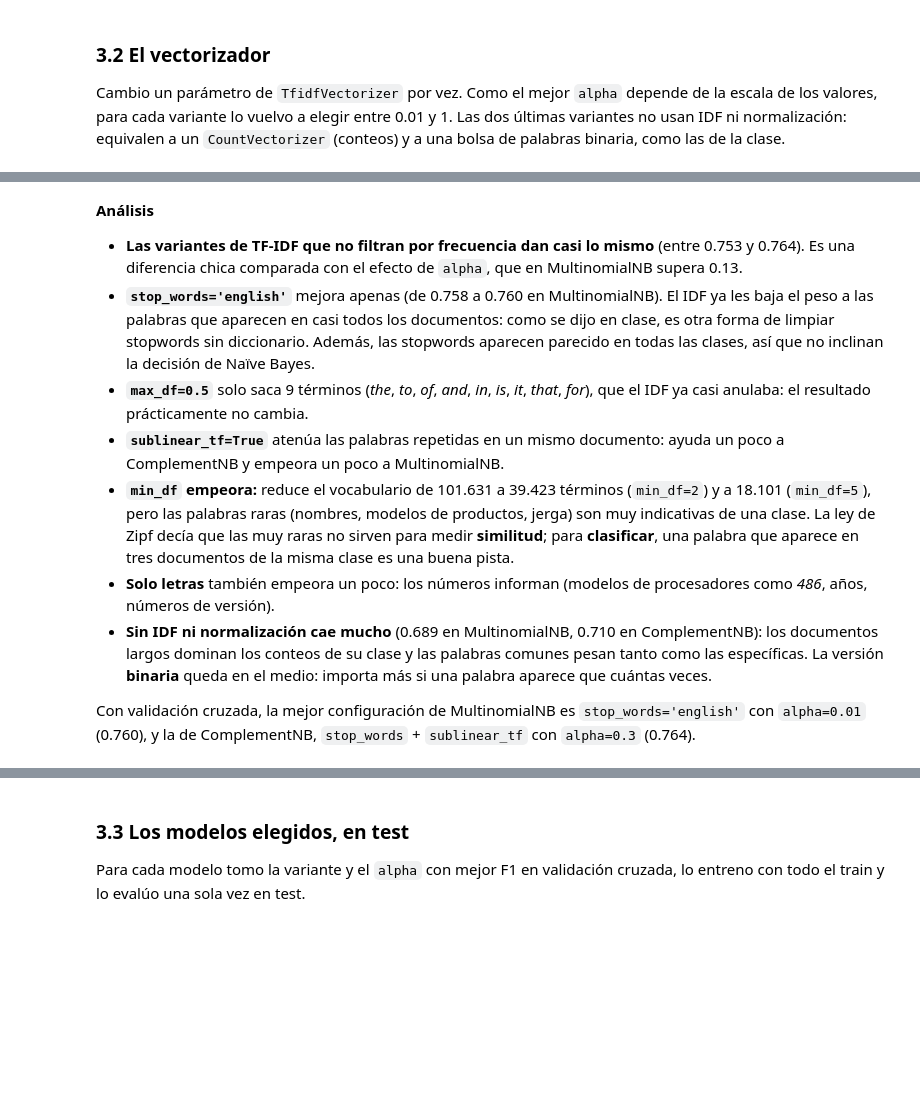
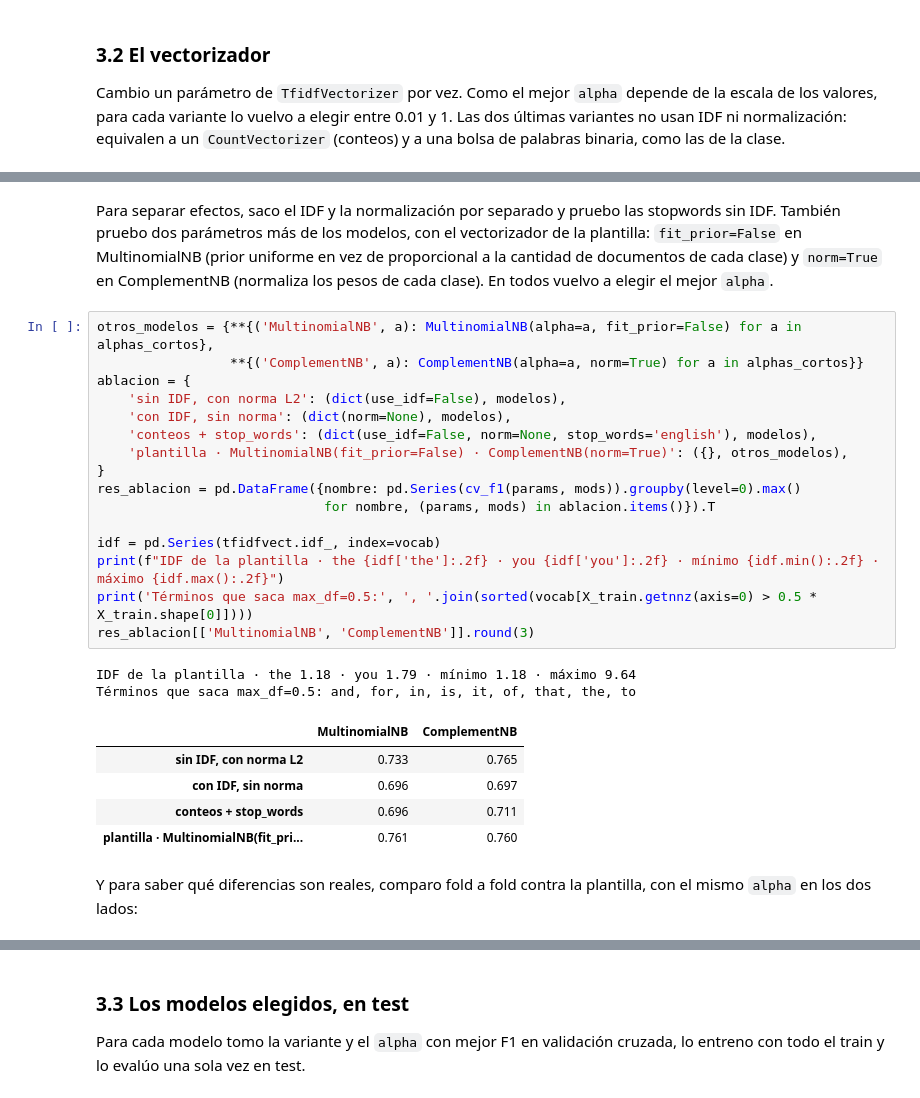
Before and after one commit to rodrigoenzohernandez/CEIA-procesamiento-lenguaje-natural, a Jupyter notebook: desafios/01-vectorizacion/desafio-1.ipynb, the cells around one changed output, grey strips where cells are left out. Saved outputs shown, nothing was run; the diff lists cells and outputs as text; blank space fills up the shorter version.

```diff
--- a/desafios/01-vectorizacion/desafio-1.ipynb
+++ b/desafios/01-vectorizacion/desafio-1.ipynb
@@ -576,15 +610,31 @@ res_vect.round(3)
 | solo letras (sin números) | 67741 | 0.754 | 0.01 | 0.756 | 0.3 |
 | conteos (sin IDF ni norma) | 101631 | 0.689 | 0.03 | 0.710 | 0.3 |
 | binario (sin IDF ni norma) | 101631 | 0.692 | 0.03 | 0.730 | 0.3 |
-# %% [markdown]
-**Análisis**
-
-- **Las variantes de TF-IDF que no filtran por frecuencia dan casi lo mismo** (entre 0.753 y 0.764). Es una diferencia chica comparada con el efecto de `alpha`, que en MultinomialNB supera 0.13.
-- **`stop_words='english'`** mejora apenas (de 0.758 a 0.760 en MultinomialNB). El IDF ya les baja el peso a las palabras que aparecen en casi todos los documentos: como se dijo en clase, es otra forma de limpiar stopwords sin diccionario. Además, las stopwords aparecen parecido en todas las clases, así que no inclinan la decisión de Naïve Bayes.
-- **`max_df=0.5`** solo saca 9 términos (*the*, *to*, *of*, *and*, *in*, *is*, *it*, *that*, *for*), que el IDF ya casi anulaba: el resultado prácticamente no cambia.
-- **`sublinear_tf=True`** atenúa las palabras repetidas en un mismo documento: ayuda un poco a ComplementNB y empeora un poco a MultinomialNB.
-- **`min_df` empeora:** reduce el vocabulario de 101.631 a 39.423 términos (`min_df=2`) y a 18.101 (`min_df=5`), pero las palabras raras (nombres, modelos de productos, jerga) son muy indicativas de una clase. La ley de Zipf decía que las muy raras no sirven para medir **similitud**; para **clasificar**, una palabra que aparece en tres documentos de la misma clase es una buena pista.
-- **Solo letras** también empeora un poco: los números informan (modelos de procesadores como *486*, años, números de versión).
-- **Sin IDF ni normalización cae mucho** (0.689 en MultinomialNB, 0.710 en ComplementNB): los documentos largos dominan los conteos de su clase y las palabras comunes pesan tanto como las específicas. La versión **binaria** queda en el medio: importa más si una palabra aparece que cuántas veces.
-
-Con validación cruzada, la mejor configuración de MultinomialNB es `stop_words='english'` con `alpha=0.01` (0.760), y la de ComplementNB, `stop_words` + `sublinear_tf` con `alpha=0.3` (0.764).
+# %% [markdown]
+Para separar efectos, saco el IDF y la normalización por separado y pruebo las stopwords sin IDF. También pruebo dos parámetros más de los modelos, con el vectorizador de la plantilla: `fit_prior=False` en MultinomialNB (prior uniforme en vez de proporcional a la cantidad de documentos de cada clase) y `norm=True` en ComplementNB (normaliza los pesos de cada clase). En todos vuelvo a elegir el mejor `alpha`.
+# %%
+otros_modelos = {**{('MultinomialNB', a): MultinomialNB(alpha=a, fit_prior=False) for a in alphas_cortos},
+                 **{('ComplementNB', a): ComplementNB(alpha=a, norm=True) for a in alphas_cortos}}
+ablacion = {
+    'sin IDF, con norma L2': (dict(use_idf=False), modelos),
+    'con IDF, sin norma': (dict(norm=None), modelos),
+    'conteos + stop_words': (dict(use_idf=False, norm=None, stop_words='english'), modelos),
+    'plantilla · MultinomialNB(fit_prior=False) · ComplementNB(norm=True)': ({}, otros_modelos),
+}
+res_ablacion = pd.DataFrame({nombre: pd.Series(cv_f1(params, mods)).groupby(level=0).max()
+                             for nombre, (params, mods) in ablacion.items()}).T
+
+idf = pd.Series(tfidfvect.idf_, index=vocab)
+print(f"IDF de la plantilla · the {idf['the']:.2f} · you {idf['you']:.2f} · mínimo {idf.min():.2f} · máximo {idf.max():.2f}")
+print('Términos que saca max_df=0.5:', ', '.join(sorted(vocab[X_train.getnnz(axis=0) > 0.5 * X_train.shape[0]])))
+res_ablacion[['MultinomialNB', 'ComplementNB']].round(3)
+# %% [output]
+IDF de la plantilla · the 1.18 · you 1.79 · mínimo 1.18 · máximo 9.64
+Términos que saca max_df=0.5: and, for, in, is, it, of, that, the, to
+|  | MultinomialNB | ComplementNB |
+| sin IDF, con norma L2 | 0.733 | 0.765 |
+| con IDF, sin norma | 0.696 | 0.697 |
+| conteos + stop_words | 0.696 | 0.711 |
+| plantilla · MultinomialNB(fit_pri... | 0.761 | 0.760 |
+# %% [markdown]
+Y para saber qué diferencias son reales, comparo fold a fold contra la plantilla, con el mismo `alpha` en los dos lados:
```
Also changed, not shown: parts of 23 cells of this notebook, 5 other files.
